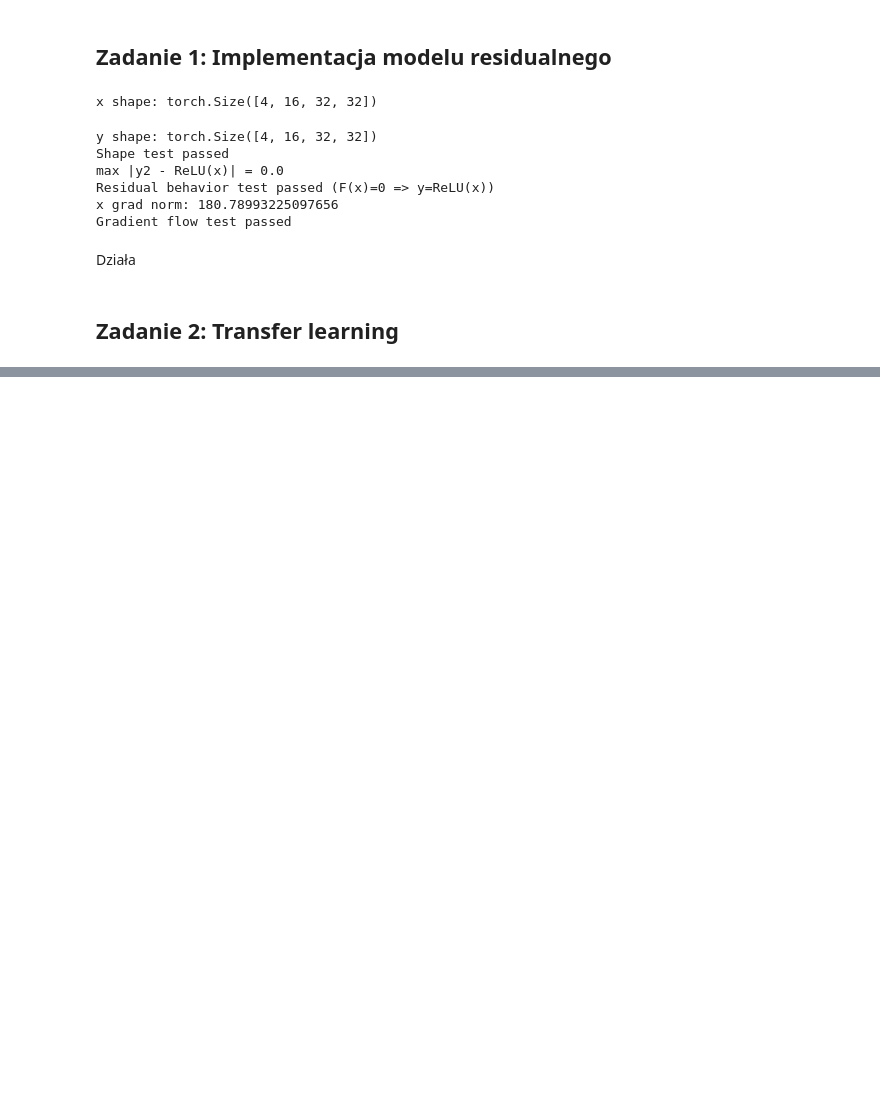
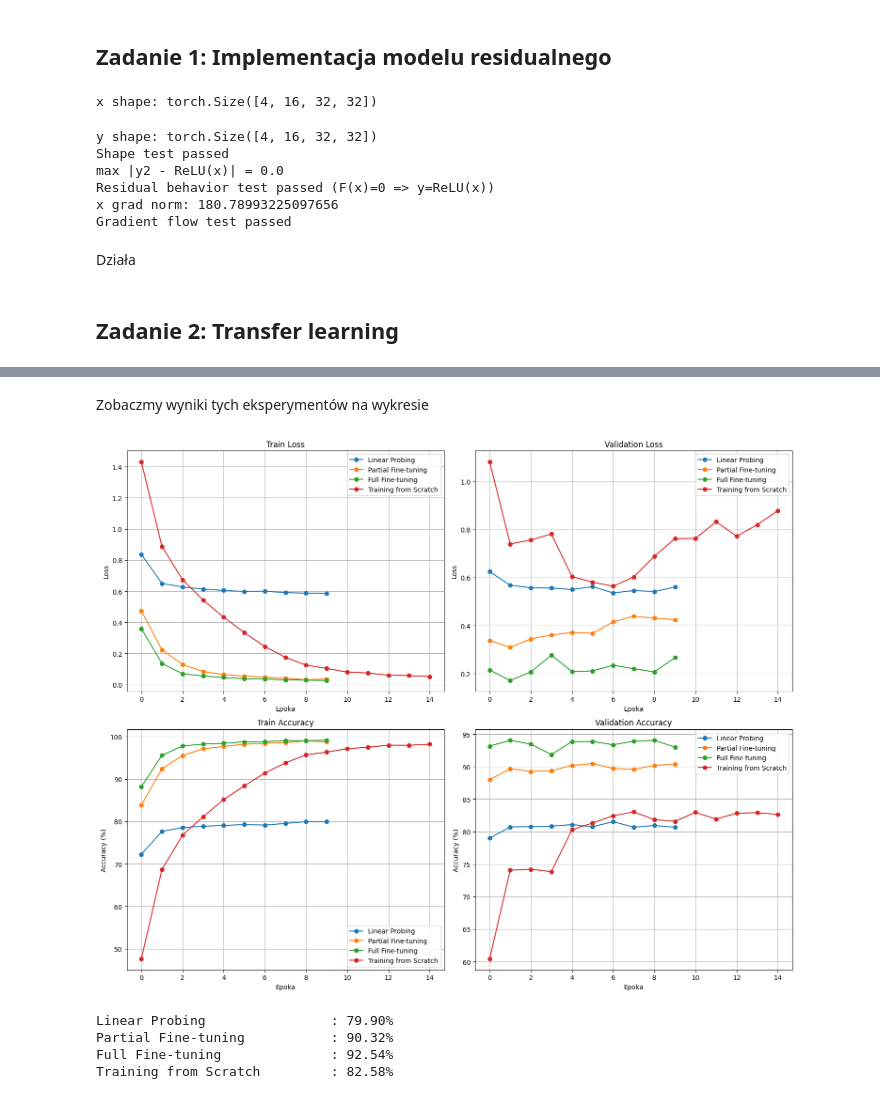
Before and after one commit to Solvro/ml-kurs-wdrozeniowy-25, a Jupyter notebook: zad5/lista5.ipynb, the cells around one changed output, grey strips where cells are left out. Drawn from its saved outputs; the diff is of its cells as text; code cells hidden in the pictures; blank space fills up the shorter version.

```diff
--- a/zad5/lista5.ipynb
+++ b/zad5/lista5.ipynb
@@ -101,0 +110,2 @@ Działa
+# %%
+default_model = models.resnet18(weights=models.ResNet18_Weights.IMAGENET1K_V1)
@@ -101,0 +391,17 @@ Działa
+# %%
+model4 = models.resnet18(weights=None)
+model4.fc = nn.Linear(model4.fc.in_features, 10)
+model4 = model4.to(device)
+
+# Ustawienia treningu
+criterion = nn.CrossEntropyLoss()
+optimizer = optim.Adam(model4.parameters(), lr=0.001)
+num_epochs = 15
+
+# Trening
+history4 = train_model(model4, trainloader, valloader, criterion, optimizer,
+                        num_epochs, device)
+
+# Ewaluacja na zbiorze testowym
+test_loss4, test_acc4 = evaluate(model4, testloader, criterion, device)
+print(f"\nWynik testowy: Loss: {test_loss4:.4f} | Accuracy: {test_acc4:.2f}%")
@@ -101,0 +428,60 @@ Działa
+# %% [markdown]
+Zobaczmy wyniki tych eksperymentów na wykresie
+# %%
+histories = [history1, history2, history3, history4]
+names = ['Linear Probing', 'Partial Fine-tuning', 'Full Fine-tuning', 'Training from Scratch']
+test_accuracies = [test_acc1, test_acc2, test_acc3, test_acc4]
+
+fig, axes = plt.subplots(2, 2, figsize=(15, 12))
+
+# Train Loss
+ax = axes[0, 0]
+for hist, name in zip(histories, names):
+    ax.plot(hist['train_loss'], label=name, marker='o')
+ax.set_xlabel('Epoka')
+ax.set_ylabel('Loss')
+ax.set_title('Train Loss')
+ax.legend()
+ax.grid(True)
+
+# Validation Loss
+ax = axes[0, 1]
+for hist, name in zip(histories, names):
+    ax.plot(hist['val_loss'], label=name, marker='o')
+ax.set_xlabel('Epoka')
+ax.set_ylabel('Loss')
+ax.set_title('Validation Loss')
+ax.legend()
+ax.grid(True)
+
+# Train Accuracy
+ax = axes[1, 0]
+for hist, name in zip(histories, names):
+    ax.plot(hist['train_acc'], label=name, marker='o')
+ax.set_xlabel('Epoka')
+ax.set_ylabel('Accuracy (%)')
+ax.set_title('Train Accuracy')
+ax.legend()
+ax.grid(True)
+
+# Validation Accuracy
+ax = axes[1, 1]
+for hist, name in zip(histories, names):
+    ax.plot(hist['val_acc'], label=name, marker='o')
+ax.set_xlabel('Epoka')
+ax.set_ylabel('Accuracy (%)')
+ax.set_title('Validation Accuracy')
+ax.legend()
+ax.grid(True)
+
+plt.tight_layout()
+plt.show()
+
+for name, acc in zip(names, test_accuracies):
+        print(f"{name:30s}: {acc:.2f}%")
+# %% [output]
+[figure, added]
+Linear Probing                : 79.90%
+Partial Fine-tuning           : 90.32%
+Full Fine-tuning              : 92.54%
+Training from Scratch         : 82.58%
```
Also changed, not shown: parts of 20 cells of this notebook, 3 other files.
